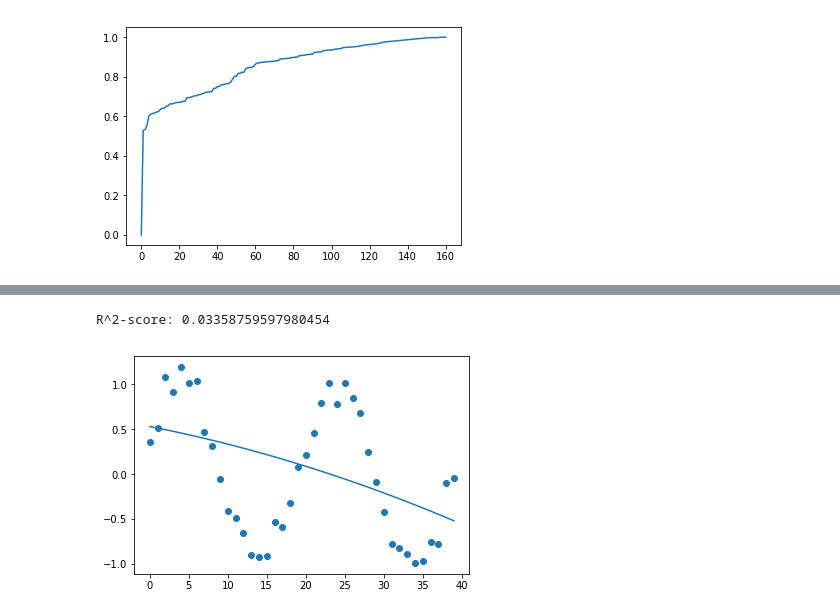
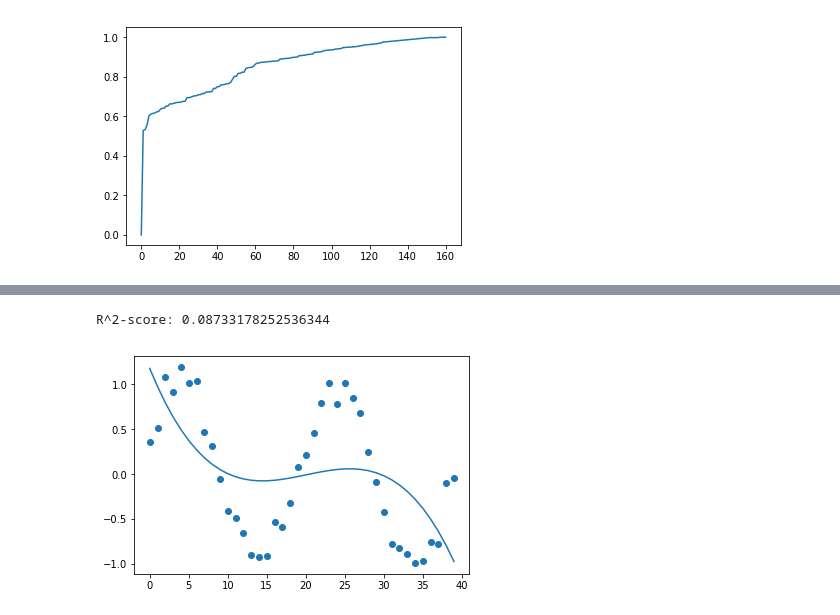
Before and after one commit to TanVD/se-ml-course, a Jupyter notebook: 8/8.ipynb, the cells around one changed output, grey strips where cells are left out. Drawn from its saved outputs; the diff is of its cells as text; code cells hidden in the pictures.

```diff
--- a/8/8.ipynb
+++ b/8/8.ipynb
@@ -127,6 +130,6 @@ def pow_regression(points, poly_points, labels, show_plot=True):
 # %%
-pow_regression(noisysine_points, setup_polynomial(noisysine_points, 2), noisysine_labels)
+pow_regression(noisysine_points, PolynomialFeatures(3).fit_transform(noisysine_points), noisysine_labels)
 # %% [output]
-R^2-score: 0.03358759597980454
+R^2-score: 0.08733178252536344
-[figure, old version]
+[figure, new version]
 # %%
```
Also changed, not shown: parts of 15 cells of this notebook.
